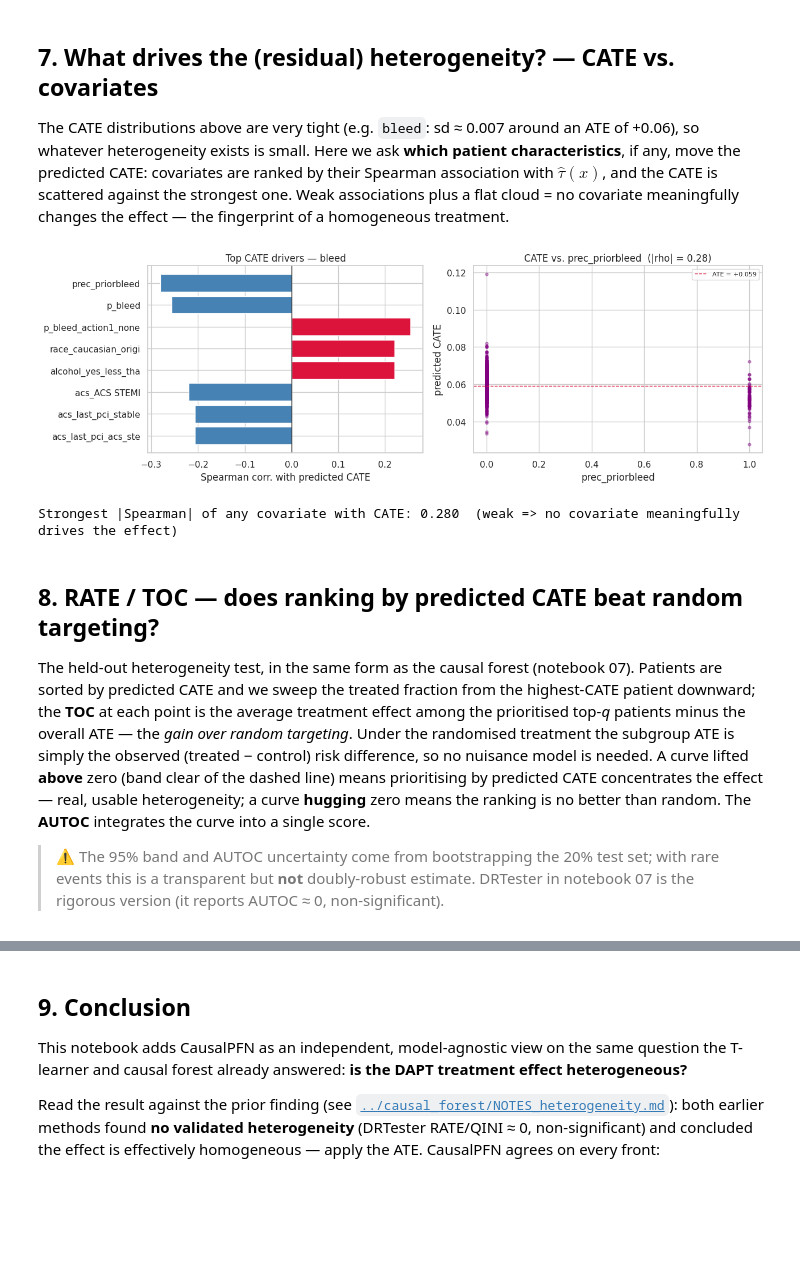
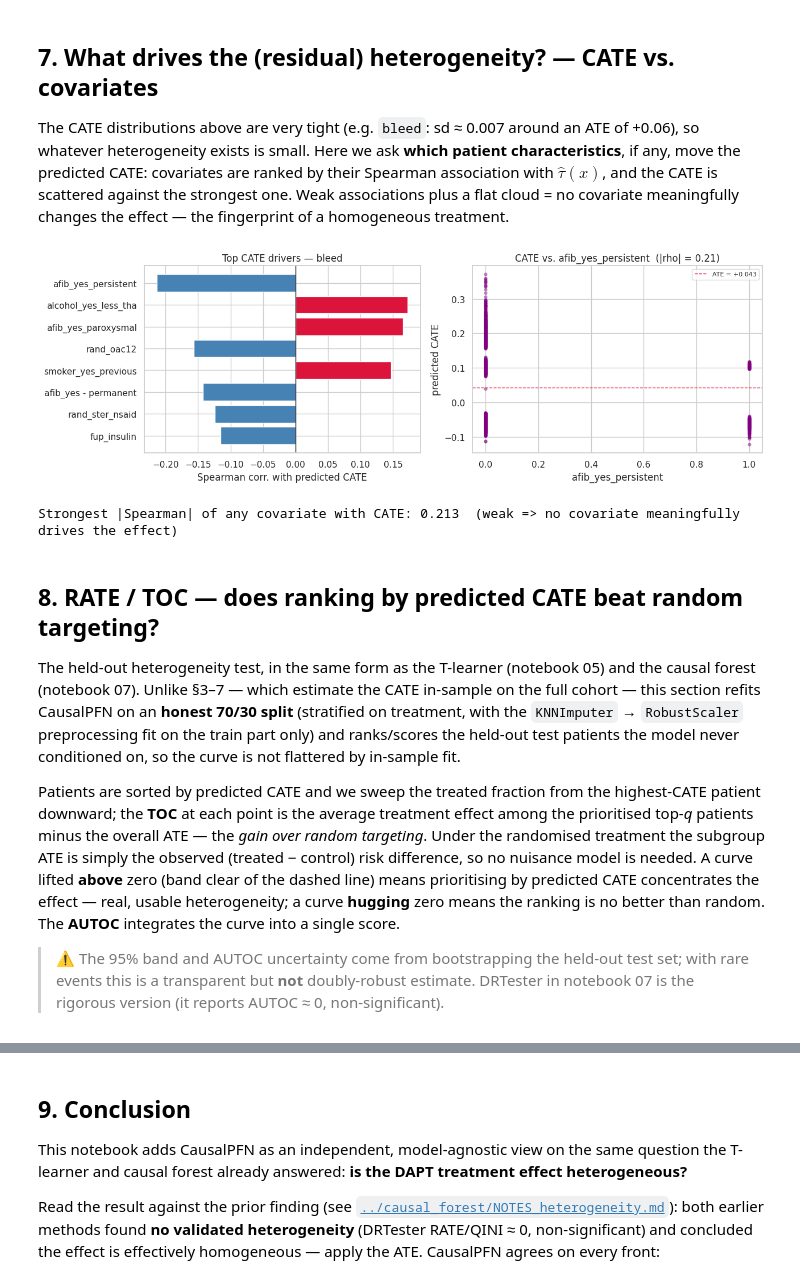
Before and after one commit to TommasoPioda/CATE-estimation-on-the-MASTER-DAPT-trial, a Jupyter notebook: Meta-learning/CausalFPN/08_CausalFPN.ipynb, the cells around one changed output, grey strips where cells are left out. Cells and saved outputs as stored; diff of their text form; code cells hidden in the pictures; blank space fills up the shorter version.

```diff
--- a/Meta-learning/CausalFPN/08_CausalFPN.ipynb
+++ b/Meta-learning/CausalFPN/08_CausalFPN.ipynb
@@ -87,11 +95,11 @@ training split only to avoid leakage.
 # %%
-X_train, X_test, T_train, T_test, Y_train, Y_test = train_test_split(
-    X_num, T, y_df, test_size=0.2, random_state=42
-)
+# Same preprocessing as the T-learner (05) and causal forest (06): KNN-impute then
+# RobustScale, fit on the FULL cohort. The CATE is estimated in-sample on the whole
+# cohort, so the distributions/ATE below cover the same patients, processed the same
+# way, as the other two methods. (§8 uses its own honest held-out split.)
+imputer = KNNImputer(n_neighbors=5)
+scaler = RobustScaler()
+X_all = scaler.fit_transform(imputer.fit_transform(X_num))   # -> float ndarray, full cohort
 
-imputer = KNNImputer(n_neighbors=5)
-X_train = imputer.fit_transform(X_train)   # -> float ndarray
-X_test = imputer.transform(X_test)
-
-print(f'Train: {X_train.shape[0]} patients | Test: {X_test.shape[0]} patients')
+print(f'Full cohort: {X_all.shape[0]} patients, {X_all.shape[1]} features')
 # %% [output]
@@ -107,17 +118,17 @@ above). The population ATE is the mean of the per-patient test CATEs.
 # %%
 ENDPOINTS = list(zip(TARGETS, TARGET_LABELS))   # subset to cut runtime on CPU
 
-cate_test = {}   # label -> per-patient CATE on the held-out test set
-ate = {}         # label -> population ATE (mean of test CATE)
+cate = {}   # label -> per-patient CATE on the full cohort (in-sample)
+ate = {}    # label -> population ATE (mean CATE)
 
 for target, label in ENDPOINTS:
-    y_train = Y_train[target].to_numpy()        # NumPy, not a pandas Series
+    y_all = y_df[target].to_numpy()             # NumPy, not a pandas Series
 
     estimator = CATEEstimator(device=DEVICE, verbose=False)
-    estimator.fit(X_train, T_train, y_train)
+    estimator.fit(X_all, T, y_all)
 
-    tau = np.asarray(estimator.estimate_cate(X_test))
-    cate_test[label] = tau
+    tau = np.asarray(estimator.estimate_cate(X_all))
+    cate[label] = tau
     ate[label] = float(tau.mean())
 
     print(f'{label:>9}: ATE = {ate[label]:+.4f} | CATE sd = {tau.std():.4f} '
@@ -210,53 +222,59 @@ flat cloud = no covariate meaningfully changes the effect — the fingerprint of
 treatment.
 # %%
 # --- Drivers of the (residual) CATE heterogeneity -------------------------
-# Reuse the test-set CATEs (no extra CausalPFN passes).
+# Reuse the full-cohort CATEs (no extra CausalPFN passes).
 feat_names = list(X_num.columns)
-X_test_df = pd.DataFrame(X_test, columns=feat_names)
+X_all_df = pd.DataFrame(X_all, columns=feat_names, index=X_num.index)
 
 DRIVER_ENDPOINT = 'bleed'          # endpoint to dissect (highest event rate)
-tau = cate_test[DRIVER_ENDPOINT]
+tau = cate[DRIVER_ENDPOINT]
 
 # Spearman association of every covariate with the predicted CATE
-corr = (X_test_df
-        .corrwith(pd.Series(tau, index=X_test_df.index), method='spearman')
+corr = (X_all_df
+        .corrwith(pd.Series(tau, index=X_all_df.index), method='spearman')
         .dropna()
         .sort_values(key=np.abs, ascending=False))
 top = corr.head(8)
 
 fig, axes = plt.subplots(1, 2, figsize=(13, 4.4), gridspec_kw={'width_ratios': [1, 1.05]})
 
 # (a) ranking of CATE drivers
 order = top.iloc[::-1]
 axes[0].barh(order.index, order.values,
              color=['crimson' if v > 0 else 'steelblue' for v in order.values])
 axes[0].axvline(0, color='k', lw=1)
 axes[0].set_xlabel('Spearman corr. with predicted CATE')
 axes[0].set_title(f'Top CATE drivers — {DRIVER_ENDPOINT}')
 
 # (b) CATE vs. the single strongest driver
 driver = top.index[0]
-axes[1].scatter(X_test_df[driver], tau, s=12, alpha=0.4, color='purple')
+axes[1].scatter(X_all_df[driver], tau, s=12, alpha=0.4, color='purple')
 axes[1].axhline(tau.mean(), color='crimson', ls='--', lw=1, label=f'ATE = {tau.mean():+.3f}')
 axes[1].set_xlabel(driver)
 axes[1].set_ylabel('predicted CATE')
 axes[1].set_title(f'CATE vs. {driver}  (|rho| = {abs(corr[driver]):.2f})')
 axes[1].legend(fontsize=8)
 
 plt.tight_layout()
 plt.show()
 
 print(f'Strongest |Spearman| of any covariate with CATE: {corr.abs().max():.3f}  '
       f'(weak => no covariate meaningfully drives the effect)')
 # %% [output]
-[figure, old version]
+[figure, new version]
-Strongest |Spearman| of any covariate with CATE: 0.280  (weak => no covariate meaningfully drives the effect)
+Strongest |Spearman| of any covariate with CATE: 0.213  (weak => no covariate meaningfully drives the effect)
 # %% [markdown]
 ## 8. RATE / TOC — does ranking by predicted CATE beat random targeting?
 
-The held-out heterogeneity test, in the same form as the causal forest (notebook 07). Patients
-are sorted by predicted CATE and we sweep the treated fraction from the highest-CATE patient
-downward; the **TOC** at each point is the average treatment effect among the prioritised
+The held-out heterogeneity test, in the same form as the T-learner (notebook 05) and the causal
+forest (notebook 07). Unlike §3–7 — which estimate the CATE in-sample on the full cohort — this
+section refits CausalPFN on an **honest 70/30 split** (stratified on treatment, with the
+`KNNImputer` → `RobustScaler` preprocessing fit on the train part only) and ranks/scores the
+held-out test patients the model never conditioned on, so the curve is not flattered by
+in-sample fit.
+
+Patients are sorted by predicted CATE and we sweep the treated fraction from the highest-CATE
+patient downward; the **TOC** at each point is the average treatment effect among the prioritised
 top-_q_ patients minus the overall ATE — the *gain over random targeting*. Under the randomised
 treatment the subgroup ATE is simply the observed (treated − control) risk difference, so no
 nuisance model is needed. A curve lifted **above** zero (band clear of the dashed line) means
@@ -264,7 +282,7 @@ prioritising by predicted CATE concentrates the effect — real, usable heteroge
 **hugging** zero means the ranking is no better than random. The **AUTOC** integrates the curve
 into a single score.
 
-> ⚠️ The 95% band and AUTOC uncertainty come from bootstrapping the 20% test set; with rare
+> ⚠️ The 95% band and AUTOC uncertainty come from bootstrapping the held-out test set; with rare
 > events this is a transparent but **not** doubly-robust estimate. DRTester in notebook 07 is
 > the rigorous version (it reports AUTOC ≈ 0, non-significant).
 # %%
```
Also changed, not shown: parts of 10 cells of this notebook.
